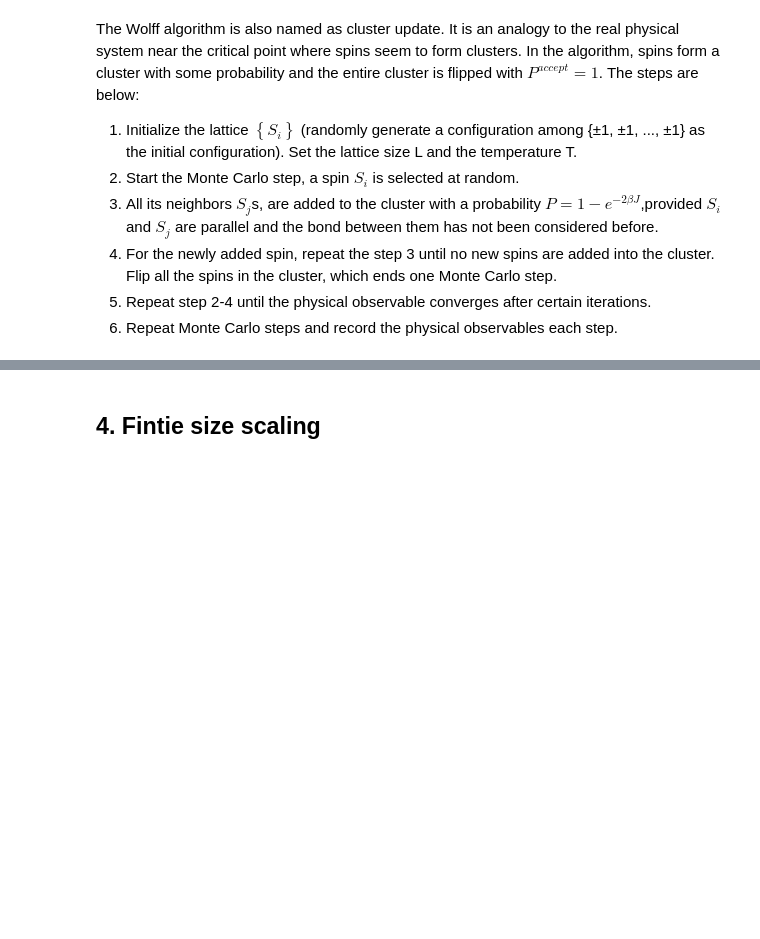
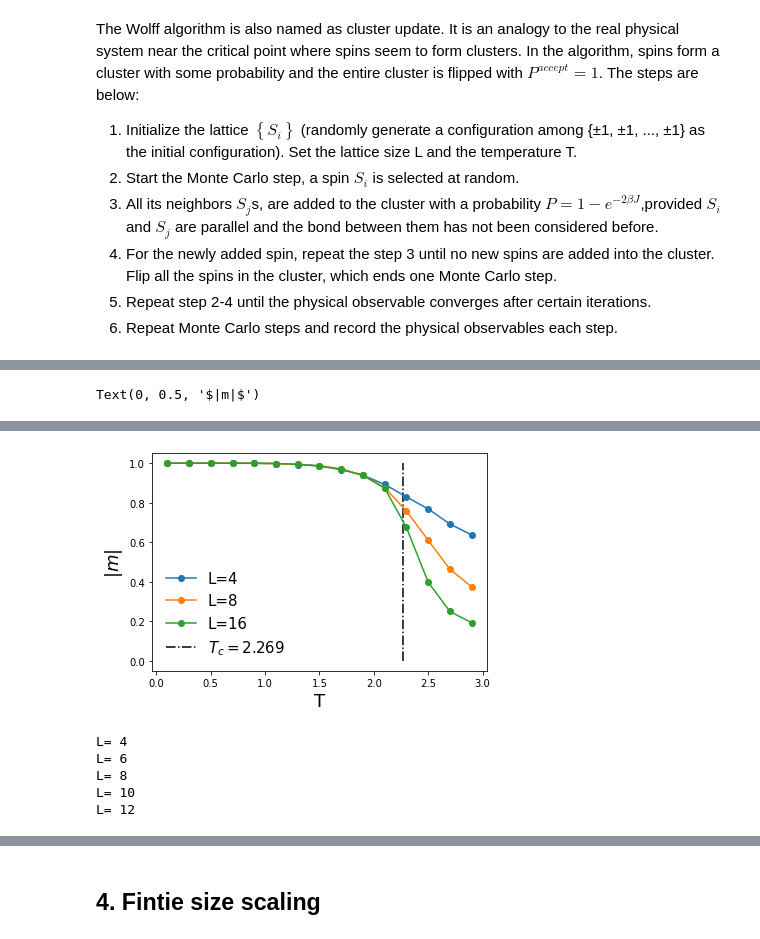
Before and after one commit to hylu666/hku-physics4150, a Jupyter notebook: 2d_classical_Ising.ipynb, the cells around one changed output, grey strips where cells are left out. Cells and saved outputs as stored; diff of their text form; code cells hidden in the pictures; blank space fills up the shorter version.

```diff
--- a/2d_classical_Ising.ipynb
+++ b/2d_classical_Ising.ipynb
@@ -75,0 +110,41 @@ The steps are below:
+# %%
+Nt=int(1e4)
+Nm=int(3e4)
+I=10
+J=1
+L_list=[4, 8, 16]
+T_list=np.arange(0.1,3.1,0.2)
+T_list=-np.sort(-T_list)    #reversed sort
+mz_mean=np.zeros([np.size(L_list), np.size(T_list)])
+mz2_mean=np.zeros([np.size(L_list), np.size(T_list)])
+# %%
+for i, L in enumerate(L_list):
+    d=L**2
+    h, neighbor=initialize(L)
+    for j, T in enumerate(T_list):
+        P=[]
+        for n in range(5):
+            dE=(4*n-8)*J
+            P.append(np.exp(-dE/T))
+        mz_list=[]
+        mz2_list=[]
+        if j==0:
+            for k in range(Nt):
+                h=update_Metropolis(h)
+        for k in range(Nm):
+            h=update_Metropolis(h)
+            if k%I==0:
+                mz_temp,mz2_temp=measure(h)
+                mz_list.append(mz_temp)
+                mz2_list.append(mz2_temp)
+        mz_mean[i,j]=np.mean(mz_list)
+        mz2_mean[i,j]=np.mean(mz2_list)
+# %%
+for i in range(np.size(L_list)):
+    plt.plot(T_list,mz_mean[i,:],marker="o",label="L="+str(L_list[i]))
+plt.vlines(2.269,0,1,linestyles='-.',label="$T_c=2.269$")
+plt.legend(frameon=False,fancybox=True,numpoints=1,prop = {'size':15,'family':'Times New Roman'})
+plt.xlabel("T",fontsize=18,fontname='Times New Roman')
+plt.ylabel("$|m|$",fontsize=18,fontname='Times New Roman')
+# %% [output]
+Text(0, 0.5, '$|m|$')
@@ -75,0 +152 @@ The steps are below:
+[figure, added]
@@ -75,0 +167,35 @@ The steps are below:
+# %%
+Nt=int(1e4)
+Nm=int(2e4)
+I=5
+L_list=[4, 6, 8, 10, 12]
+T_list=np.arange(0.1,3.1,0.2)
+T_list=-np.sort(-T_list)    #reversed sort
+mz_mean=np.zeros([np.size(L_list), np.size(T_list)])
+mz2_mean=np.zeros([np.size(L_list), np.size(T_list)])
+
+for i, L in enumerate(L_list):
+    print("L=",L)
+    d=L**2
+    h, neighbor=initialize(L)
+    for j, T in enumerate(T_list):
+        bprob=1-np.exp(-2*J/T)
+        mz_list=[]
+        mz2_list=[]
+        if j==0:
+            for k in range(Nt):
+                h=update_Wolff(h)
+        for k in range(Nm):
+            h=update_Wolff(h)
+            if k%I==0:
+                mz_temp,mz2_temp=measure(h)
+                mz_list.append(mz_temp)
+                mz2_list.append(mz2_temp)
+        mz_mean[i,j]=np.mean(mz_list)
+        mz2_mean[i,j]=np.mean(mz2_list)
+# %% [output]
+L= 4
+L= 6
+L= 8
+L= 10
+L= 12
```
Also changed, not shown: parts of 10 cells of this notebook.
